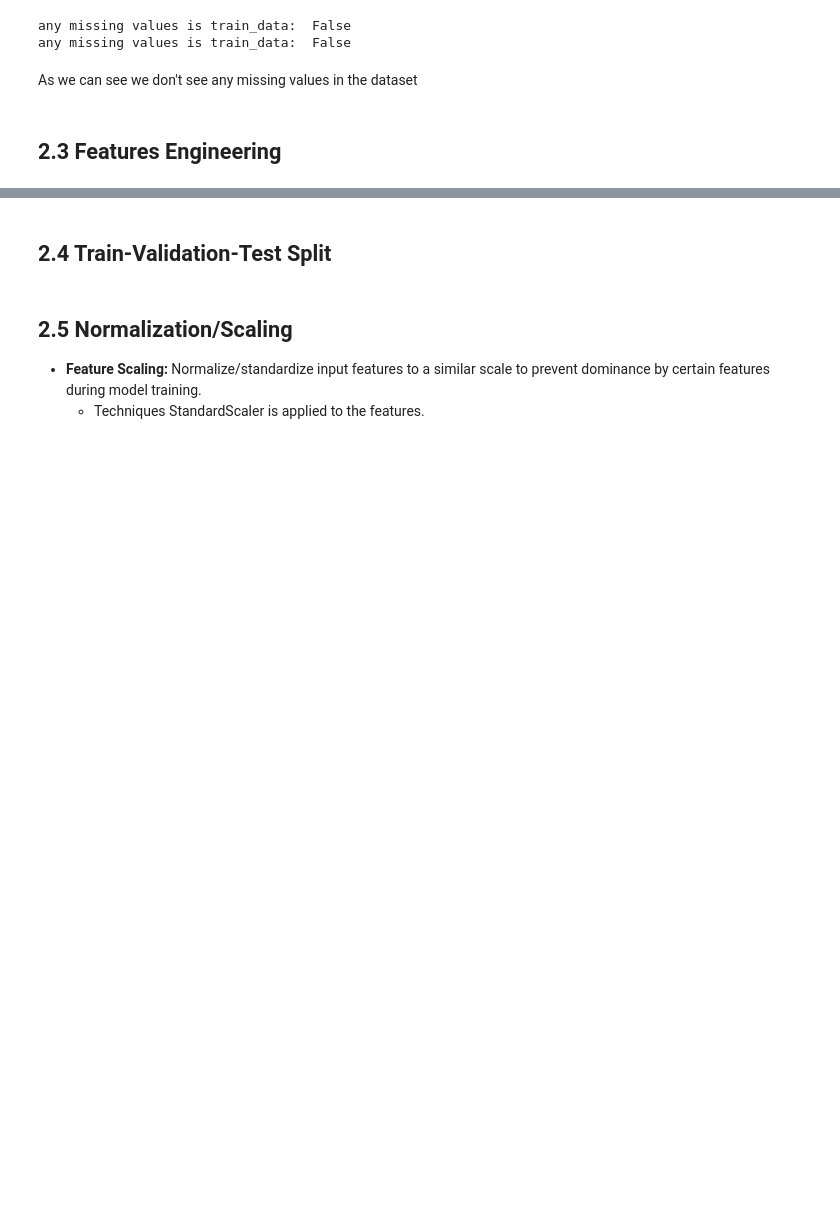
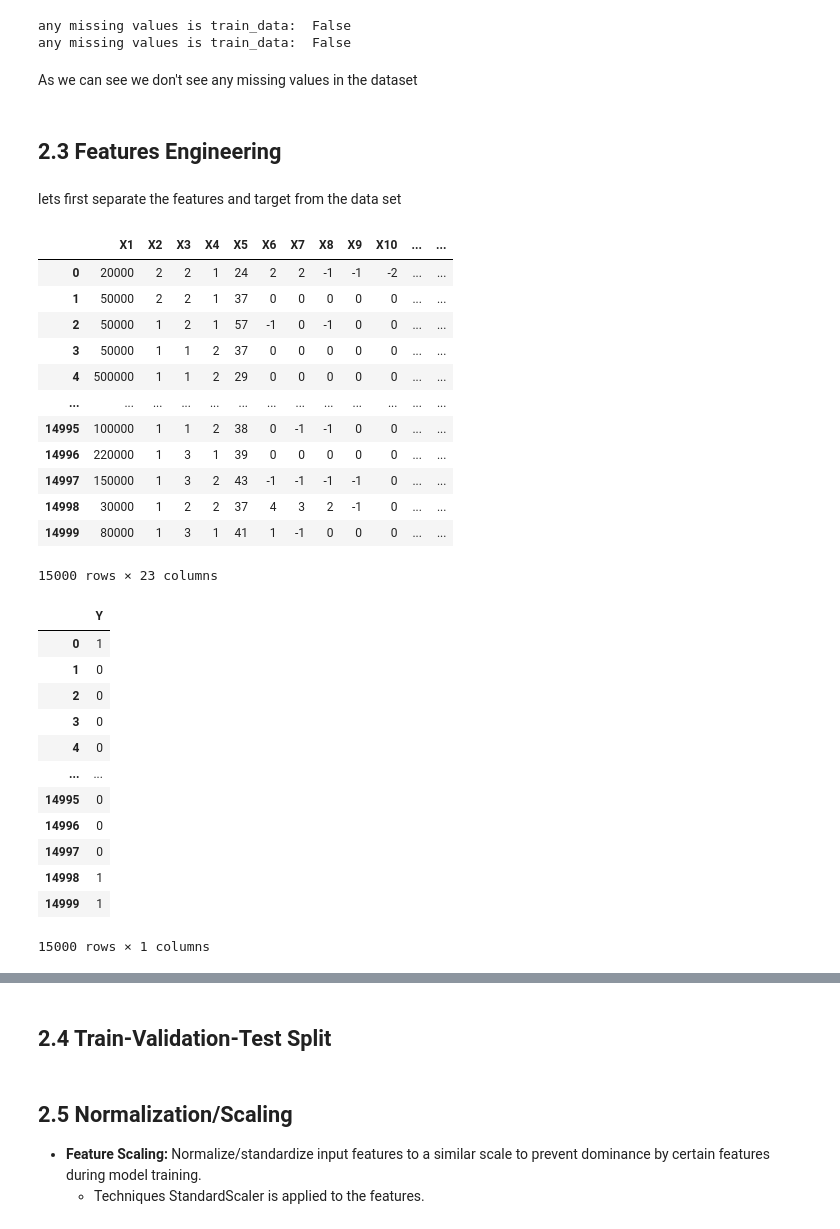
Before and after one commit to rjosh003-CS/Data-Mining-coursework, a Jupyter notebook: DM_coursework_part_2.ipynb, the cells around one changed output, grey strips where cells are left out. Saved outputs shown, nothing was run; the diff lists cells and outputs as text; code cells hidden in the pictures; blank space fills up the shorter version.

```diff
--- a/DM_coursework_part_2.ipynb
+++ b/DM_coursework_part_2.ipynb
@@ -360,3 +415,34 @@ def check_missing_values(df, msg = "data set"):
+# %%
+# function to check for the missing values in the data set if any
+def check_missing_values(df, msg = "data set"):
+  """
+    method: check_missing_values
+    params:
+            df: dataframe
+            msg: name of the dataframe
+            description: method checks of any missing values for a 2D dataframe
+  """
+  print( "any missing values is " + msg + ": ",((train_data.isna()).all()).all())
+
+
+
+
+
+
+def features_target_split(df: pd.DataFrame = None, targets: list = None):
+  if df is not None and targets is not None:
+    if not isinstance(df, pd.DataFrame):
+      raise ValueError("df must be a DataFrame")
+
+    if not isinstance(targets, list):
+      raise ValueError("target must be a list")
+
+    features_col = df.drop(targets, axis = 1)
+    targets_col = df[targets]
+    return features_col, targets_col
+
+train_X, train_y = features_target_split(train_data, ["Y"])
+test_X, train_y = features_target_split(test_data, ["Y"])
 # %% [markdown]
 ## 2.1 Data Loading
 # %%
@@ -400,3 +570,35 @@ any missing values is train_data:  False
 As we can see we don't see any missing values in the dataset
 # %% [markdown]
 ## 2.3 Features Engineering
+# %% [markdown]
+lets first separate the features and target from the data set
+# %%
+display(train_X)
+display(train_y)
+# %% [output]
+|  | X1 | X2 | X3 | X4 | X5 | X6 | X7 | X8 | X9 | X10 | ... | ... |
+| 0 | 20000 | 2 | 2 | 1 | 24 | 2 | 2 | -1 | -1 | -2 | ... | ... |
+| 1 | 50000 | 2 | 2 | 1 | 37 | 0 | 0 | 0 | 0 | 0 | ... | ... |
+| 2 | 50000 | 1 | 2 | 1 | 57 | -1 | 0 | -1 | 0 | 0 | ... | ... |
+| 3 | 50000 | 1 | 1 | 2 | 37 | 0 | 0 | 0 | 0 | 0 | ... | ... |
+| 4 | 500000 | 1 | 1 | 2 | 29 | 0 | 0 | 0 | 0 | 0 | ... | ... |
+| ... | ... | ... | ... | ... | ... | ... | ... | ... | ... | ... | ... | ... |
+| 14995 | 100000 | 1 | 1 | 2 | 38 | 0 | -1 | -1 | 0 | 0 | ... | ... |
+| 14996 | 220000 | 1 | 3 | 1 | 39 | 0 | 0 | 0 | 0 | 0 | ... | ... |
+| 14997 | 150000 | 1 | 3 | 2 | 43 | -1 | -1 | -1 | -1 | 0 | ... | ... |
+| 14998 | 30000 | 1 | 2 | 2 | 37 | 4 | 3 | 2 | -1 | 0 | ... | ... |
+| 14999 | 80000 | 1 | 3 | 1 | 41 | 1 | -1 | 0 | 0 | 0 | ... | ... |
+15000 rows × 23 columns
+|  | Y |
+| 0 | 1 |
+| 1 | 0 |
+| 2 | 0 |
+| 3 | 0 |
+| 4 | 0 |
+| ... | ... |
+| 14995 | 0 |
+| 14996 | 0 |
+| 14997 | 0 |
+| 14998 | 1 |
+| 14999 | 1 |
+15000 rows × 1 columns
```
Also changed, not shown: parts of 21 cells of this notebook.
